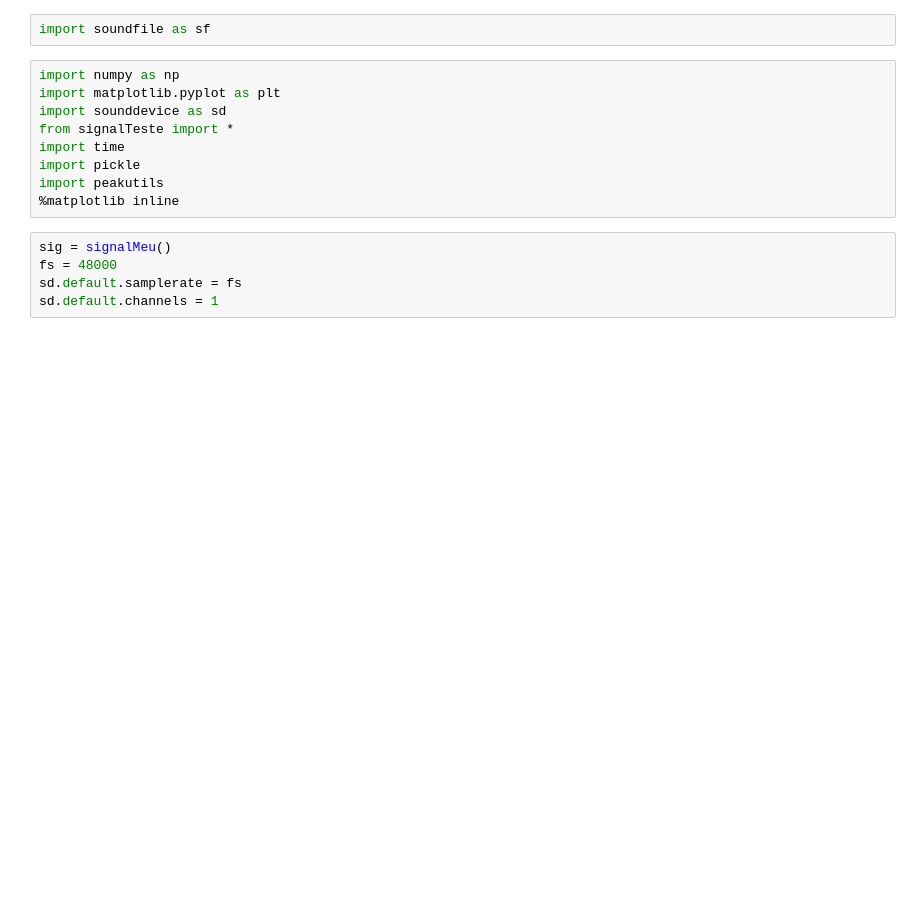
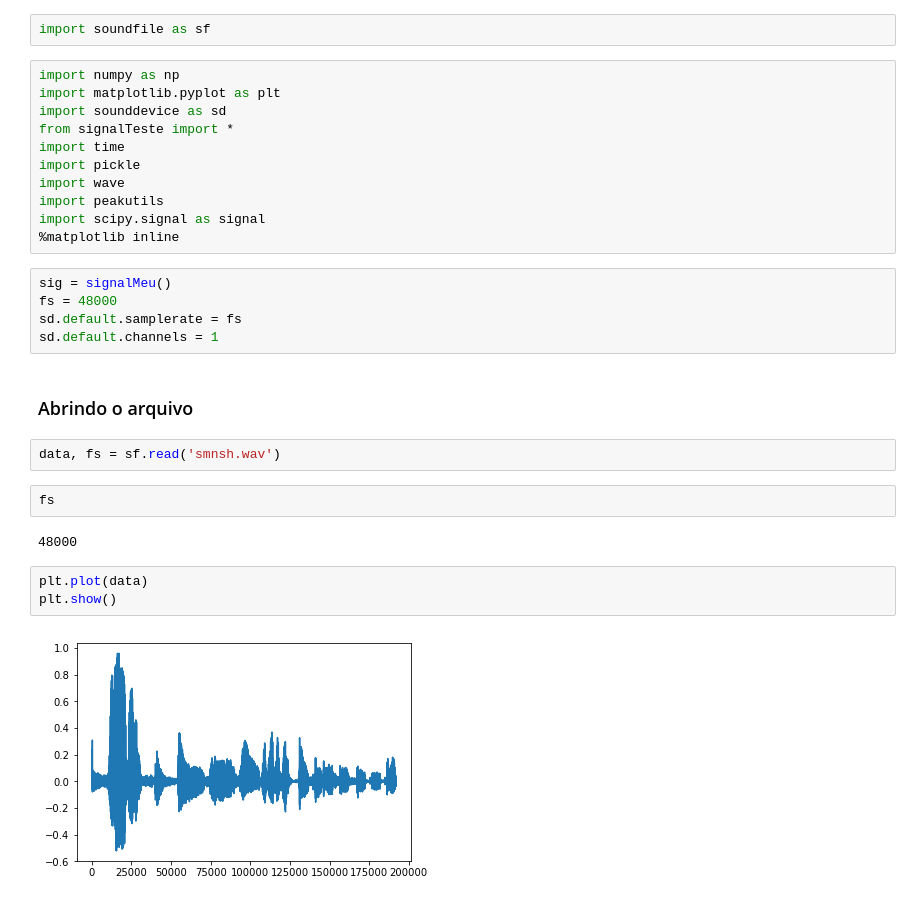
Before and after one commit to wesleygas/urban-piriquito, a Jupyter notebook: Projeto3-envia.ipynb, the cells around one changed output. Saved outputs shown, nothing was run; the diff lists cells and outputs as text; blank space fills up the shorter version.

```diff
--- a/Projeto3-envia.ipynb
+++ b/Projeto3-envia.ipynb
@@ -7,11 +7,26 @@ import sounddevice as sd
 from signalTeste import *
 import time
 import pickle
+import wave
 import peakutils
+import scipy.signal as signal
 %matplotlib inline
 # %%
 sig = signalMeu()
 fs = 48000
 sd.default.samplerate = fs
 sd.default.channels = 1
+# %% [markdown]
+### Abrindo o arquivo
+# %%
+data, fs = sf.read('smnsh.wav')
+# %%
+fs
+# %% [output]
+48000
+# %%
+plt.plot(data)
+plt.show()
+# %% [output]
+[figure, added]
 # %%
```
Also changed, not shown: parts of 14 cells of this notebook.
